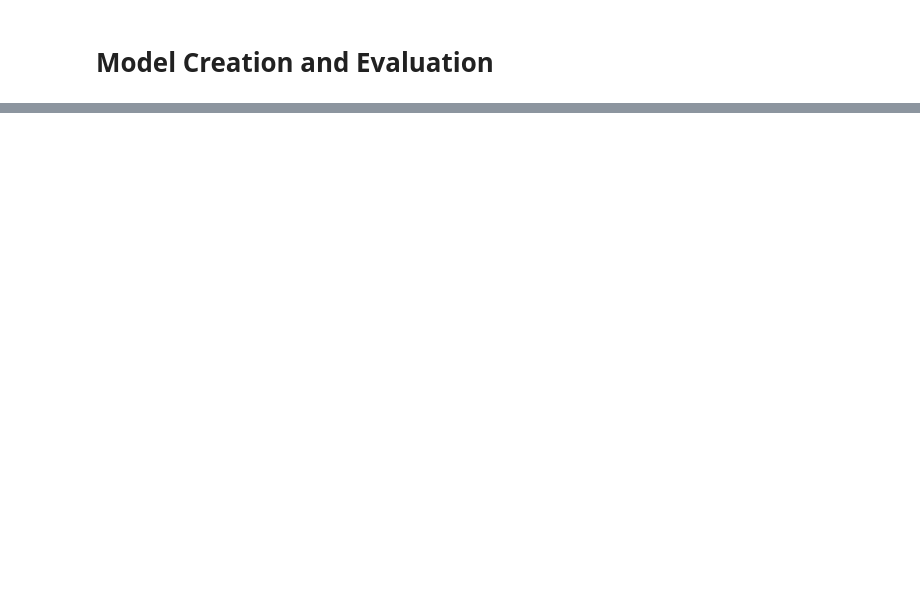
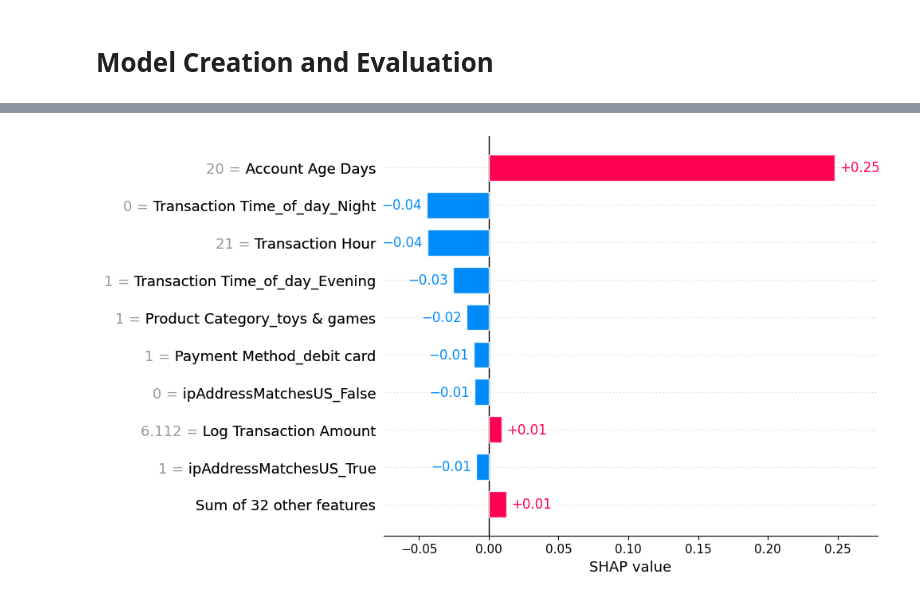
Before and after one commit to EldrickSYK/BT4012, a Jupyter notebook: BT4012_Models.ipynb, the cells around one changed output, grey strips where cells are left out. Saved outputs shown, nothing was run; the diff lists cells and outputs as text; code cells hidden in the pictures; blank space fills up the shorter version.

```diff
--- a/BT4012_Models.ipynb
+++ b/BT4012_Models.ipynb
@@ -210,0 +355,4 @@ AUC Score: 0.827493862977014
+# %%
+shap.plots.bar(shap_values[1,:,1])
+# %% [output]
+[figure, added]
```
Also changed, not shown: parts of 24 cells of this notebook, 7 other files.
